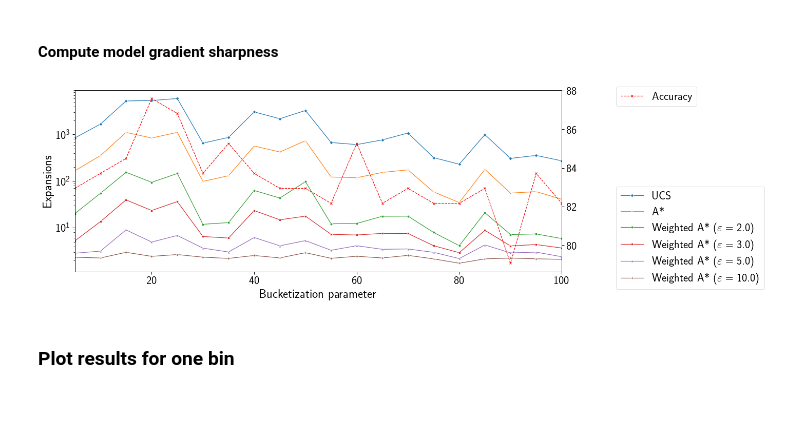
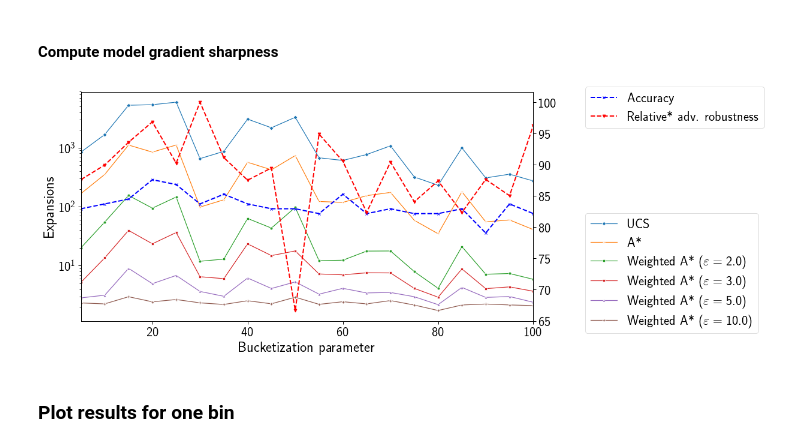
Before and after one commit to spring-epfl/trickster, a Jupyter notebook: notebooks/bots_experiment.ipynb, the cells around one changed output. Drawn from its saved outputs; the diff is of its cells as text; code cells hidden in the pictures; blank space fills up the shorter version.

Commit message:
Fix plot cropping for bots; plot robustness

```diff
--- a/notebooks/bots_experiment.ipynb
+++ b/notebooks/bots_experiment.ipynb
@@ -211,6 +211,7 @@ for bins, items in results_by_bins.items():
     clf_perf_df = clf_perf_df.append({
             'bins': bins,
             'accuracy': items[0]['clf_test_score'],
+            'robustness': items[0]['avg_robustness']
         }, ignore_index=True)
     models.append(items[0]['classifier'])
 
@@ -244,6 +245,7 @@ for bins, items in results_by_bins.items():
         for index, ast_path_cost, ucs_path_cost in zip(
                 ast_results['index'], ast_results['path_cost'], ucs_results['path_cost']):
 
+            # Re-compute adv.robustness in R^m for each point.
             example = list(ast_results.query('index==%d' % index)['x_features'])[0]
             robustness = np.abs(item['classifier'].decision_function([example])[0]) \
                 / np.linalg.norm(item['classifier'].coef_[0], ord=item['q_norm'])
@@ -287,38 +289,43 @@ sns.lineplot(data=attack_perf_df.query('eps == 0'),
 sns.lineplot(data=attack_perf_df.query('eps == 1'),
              x='bins', y='expansions', ax=ax, label='A*', ci=None,
              marker=MARKERS[1])
 
 for i, eps in enumerate(WEIGHTED_EPSILONS):
     sns.lineplot(data=attack_perf_df.query('{0} - 0.1 < eps < {0} + 0.1'.format(eps)),
                  x='bins', y='expansions', ax=ax,
                  label='Weighted A* ($\\varepsilon = %1.1f$)' % eps,
                  ci=None, marker=MARKERS[i + 2])
 
 if BEST_FIRST_EPSILON is not None:
     sns.lineplot(data=attack_perf_df.query('eps == %d' % BEST_FIRST_EPSILON),
                  x='bins', y='expansions', ax=ax, label='Best-first',
                  ci=None)
 
 ax.set_ylabel('Expansions')
 ax.set_xlabel('Bucketization parameter')
 ax.set_xlim(5, 100)
 ax.set_yscale('log')
-ax.legend(bbox_to_anchor=(1.1, 0.5))
+legend_artist = ax.legend(bbox_to_anchor=(1.1, 0.5))
 
 ax2 = ax.twinx()
 ax2.plot(clf_perf_df.bins, clf_perf_df.accuracy,
          label='Accuracy',
-         linestyle='--', color='red', marker='x')
+         linestyle='--', color='blue', marker='x', linewidth=2)
+ax2.plot(clf_perf_df.bins, clf_perf_df.robustness / clf_perf_df.robustness.max() * 100,
+         label='Relative* adv. robustness',
+         linestyle='--', color='red', marker='v', linewidth=2)
 # ax2.set_yscale('log')
-ax2.legend(loc=2, bbox_to_anchor=(1.1, 1.05))
+legend_artist2 = ax2.legend(loc=2, bbox_to_anchor=(1.1, 1.05))
 
 fig.set_figwidth(FIGWIDTH * 2)
 fig.set_figheight(FIGHEIGHT)
+fig.set_tight_layout('tight')
 
 if SAVE_PLOTS:
-    save_fig(fig, 'bots_different_bins_perf_band_{}.pdf', BAND)
+    save_fig(fig, 'bots_different_bins_perf_band_{}.pdf', BAND,
+             bbox_extra_artists=[legend_artist, legend_artist2], bbox_inches='tight')
 # %% [output]
-[figure, old version]
+[figure, new version]
 # %% [markdown]
 ### Plot results for one bin
 # %%
```
